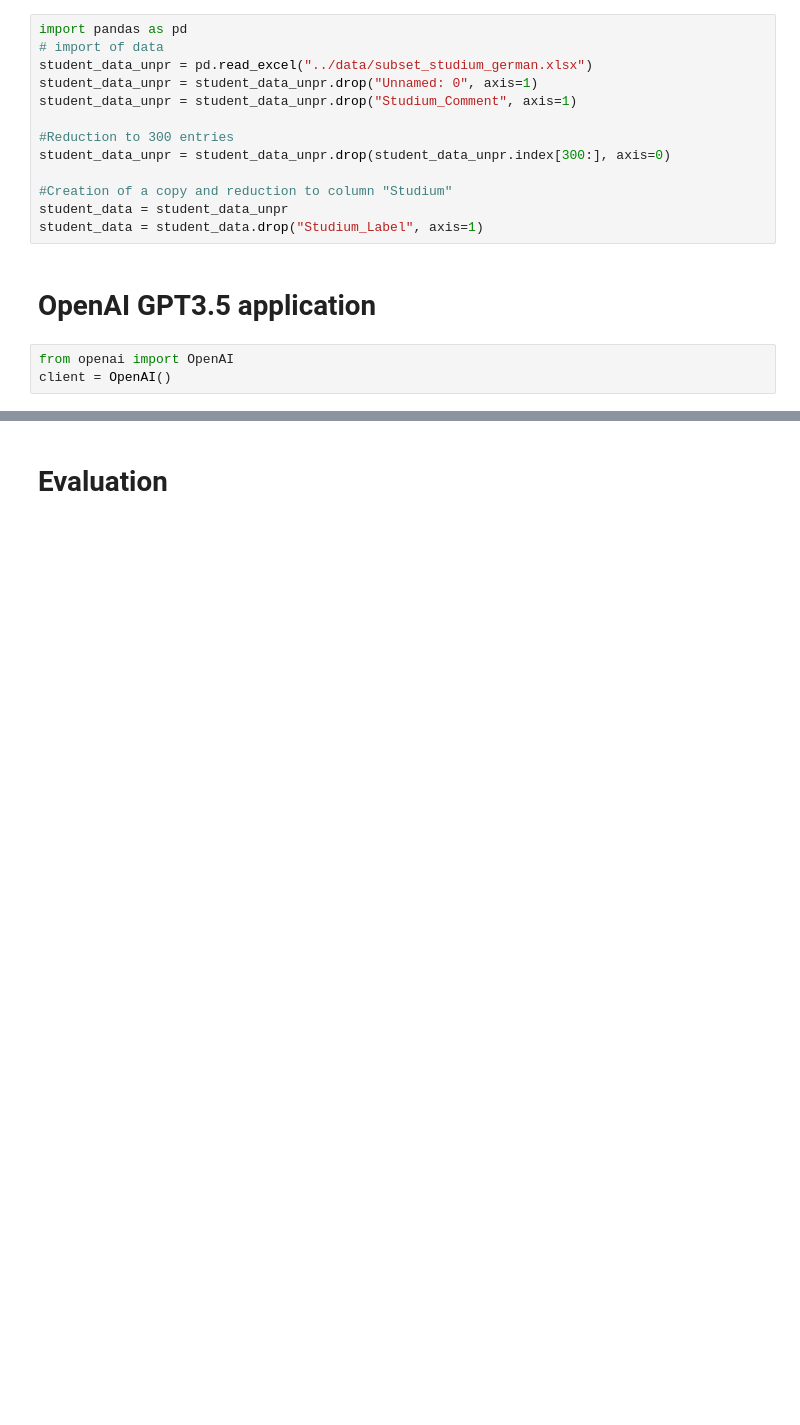
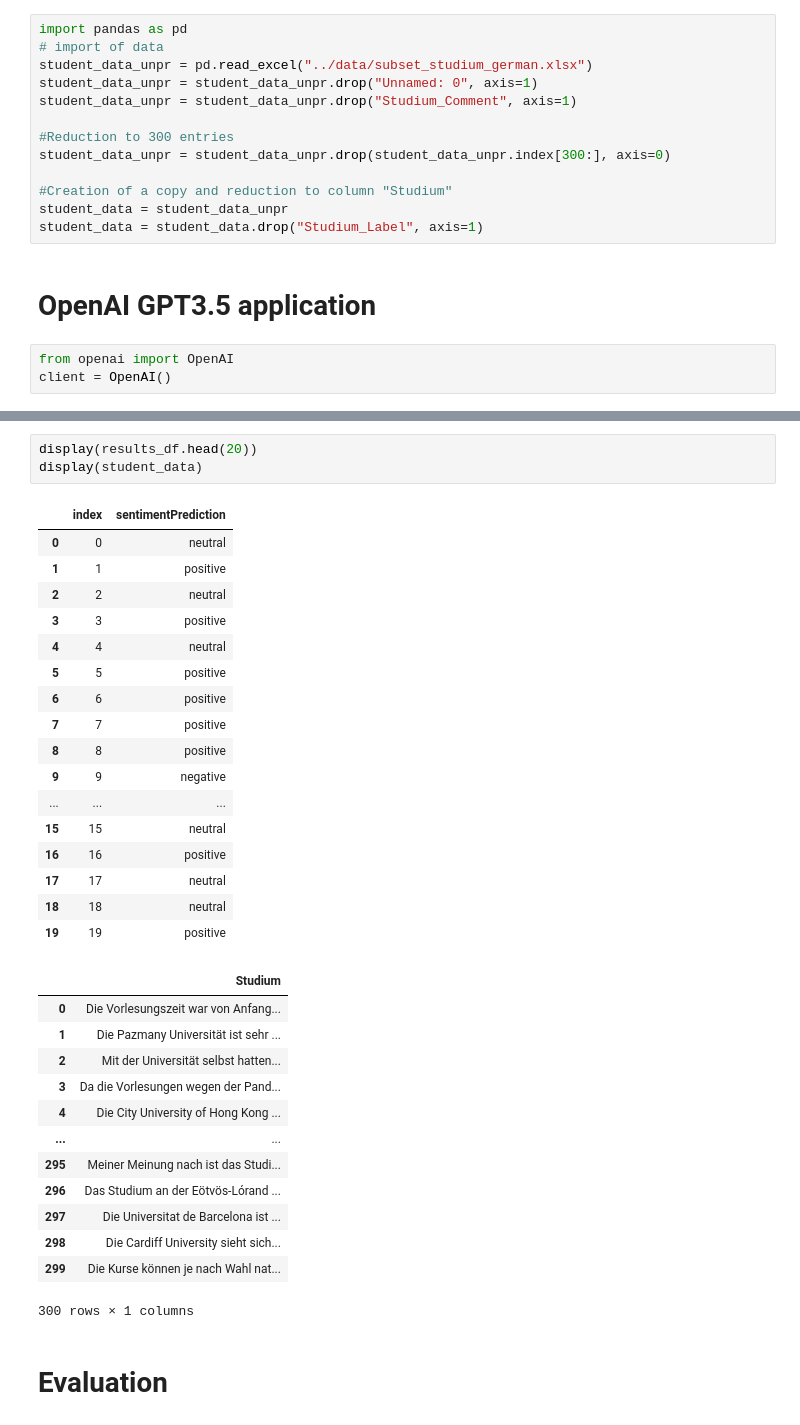
Before and after one commit to FabianDus1002/Data-Mining-Team9, a Jupyter notebook: llm/OpenAI - Sentiment Analysis.ipynb, the cells around one changed output, grey strips where cells are left out. Saved outputs shown, nothing was run; the diff lists cells and outputs as text; blank space fills up the shorter version.

```diff
--- a/llm/OpenAI - Sentiment Analysis.ipynb
+++ b/llm/OpenAI - Sentiment Analysis.ipynb
@@ -43,5 +43,39 @@ for index, eintrag in student_data.iterrows():
 
 # Conversion of responses into dataframe
 results_df = pd.DataFrame(results)
+# %%
+display(results_df.head(20))
+display(student_data)
+# %% [output]
+|  | index | sentimentPrediction |
+| 0 | 0 | neutral |
+| 1 | 1 | positive |
+| 2 | 2 | neutral |
+| 3 | 3 | positive |
+| 4 | 4 | neutral |
+| 5 | 5 | positive |
+| 6 | 6 | positive |
+| 7 | 7 | positive |
+| 8 | 8 | positive |
+| 9 | 9 | negative |
+| ... | ... | ... |
+| 15 | 15 | neutral |
+| 16 | 16 | positive |
+| 17 | 17 | neutral |
+| 18 | 18 | neutral |
+| 19 | 19 | positive |
+|  | Studium |
+| 0 | Die Vorlesungszeit war von Anfang... |
+| 1 | Die Pazmany Universität ist sehr ... |
+| 2 | Mit der Universität selbst hatten... |
+| 3 | Da die Vorlesungen wegen der Pand... |
+| 4 | Die City University of Hong Kong ... |
+| ... | ... |
+| 295 | Meiner Meinung nach ist das Studi... |
+| 296 | Das Studium an der Eötvös-Lórand ... |
+| 297 | Die Universitat de Barcelona ist ... |
+| 298 | Die Cardiff University sieht sich... |
+| 299 | Die Kurse können je nach Wahl nat... |
+300 rows × 1 columns
 # %% [markdown]
 # Evaluation
```
Also changed, not shown: parts of 8 cells of this notebook.
